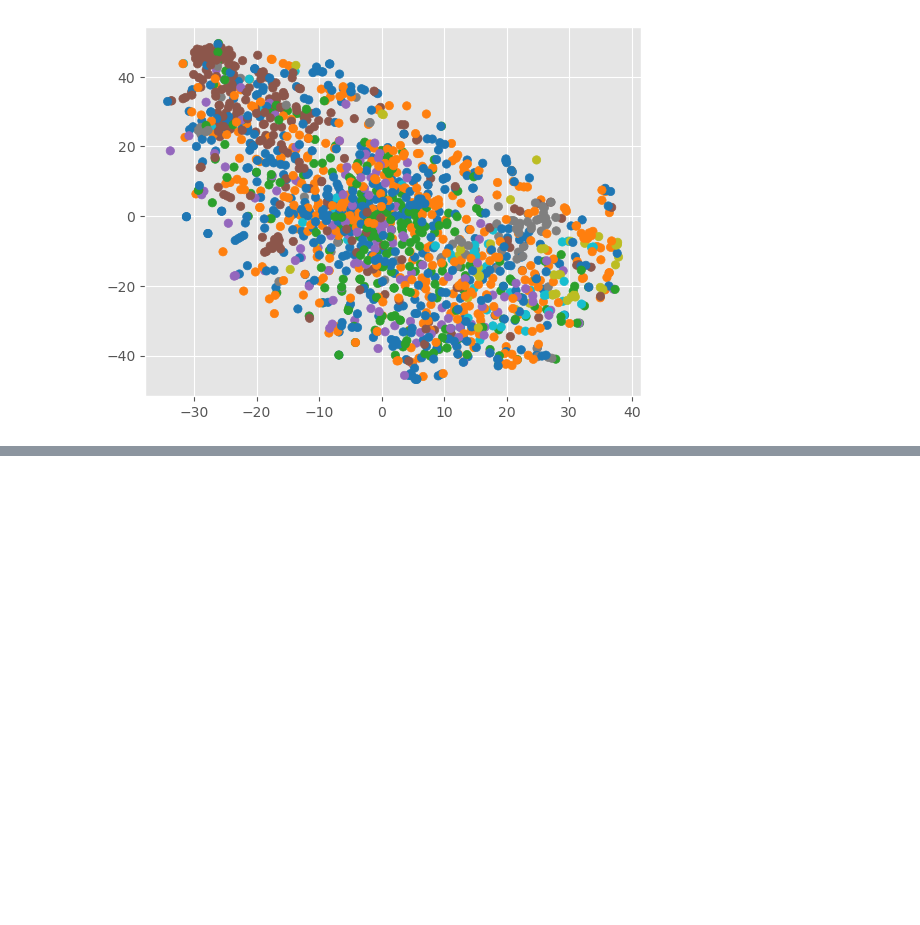
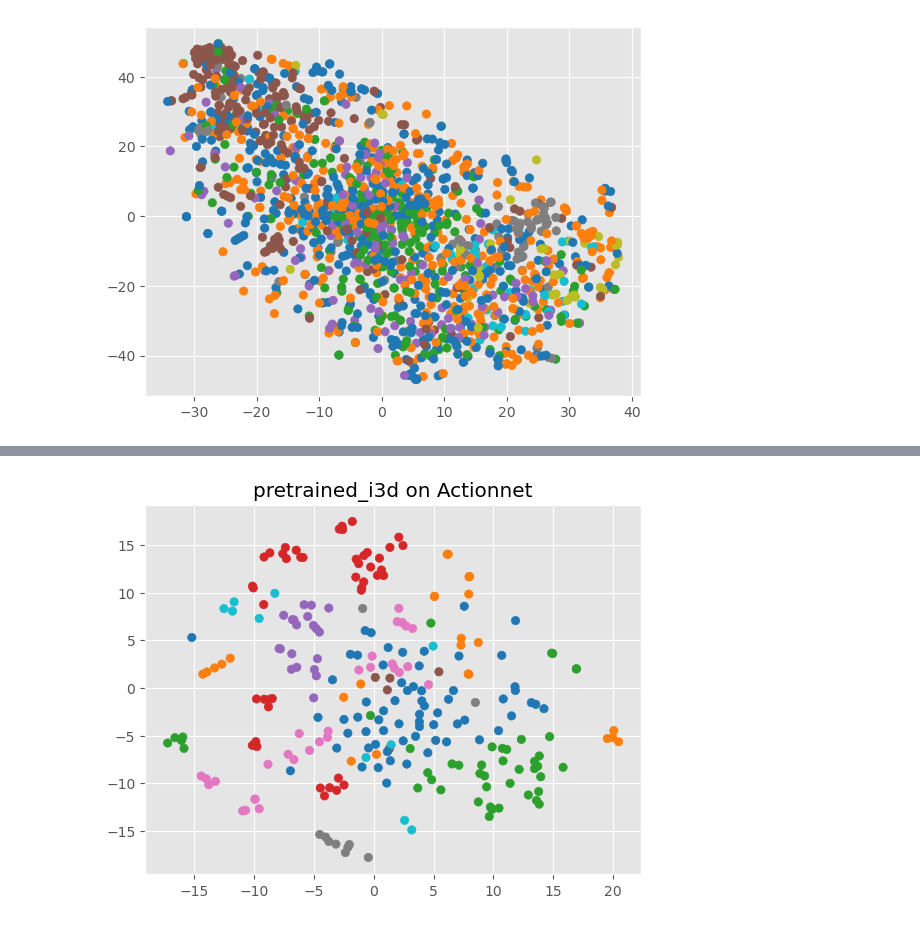
Before and after one commit to gabbiurlaro/aml22-ego, a Jupyter notebook: visualize_feature.ipynb, the cells around one changed output, grey strips where cells are left out. Saved outputs shown, nothing was run; the diff lists cells and outputs as text; code cells hidden in the pictures; blank space fills up the shorter version.

```diff
--- a/visualize_feature.ipynb
+++ b/visualize_feature.ipynb
@@ -52,0 +62,4 @@ visualize_features("Pretrained on kinetics","saved_features/PT_D_16f_5c_D1_train
+# %%
+visualize_features("pretrained_i3d on Actionnet", "saved_features/PT_D_S04_8f_5c_S04_train.pkl", "train_val/S04_train.pkl")
+# %% [output]
+[figure, added]
```
Also changed, not shown: parts of 3 cells of this notebook.
